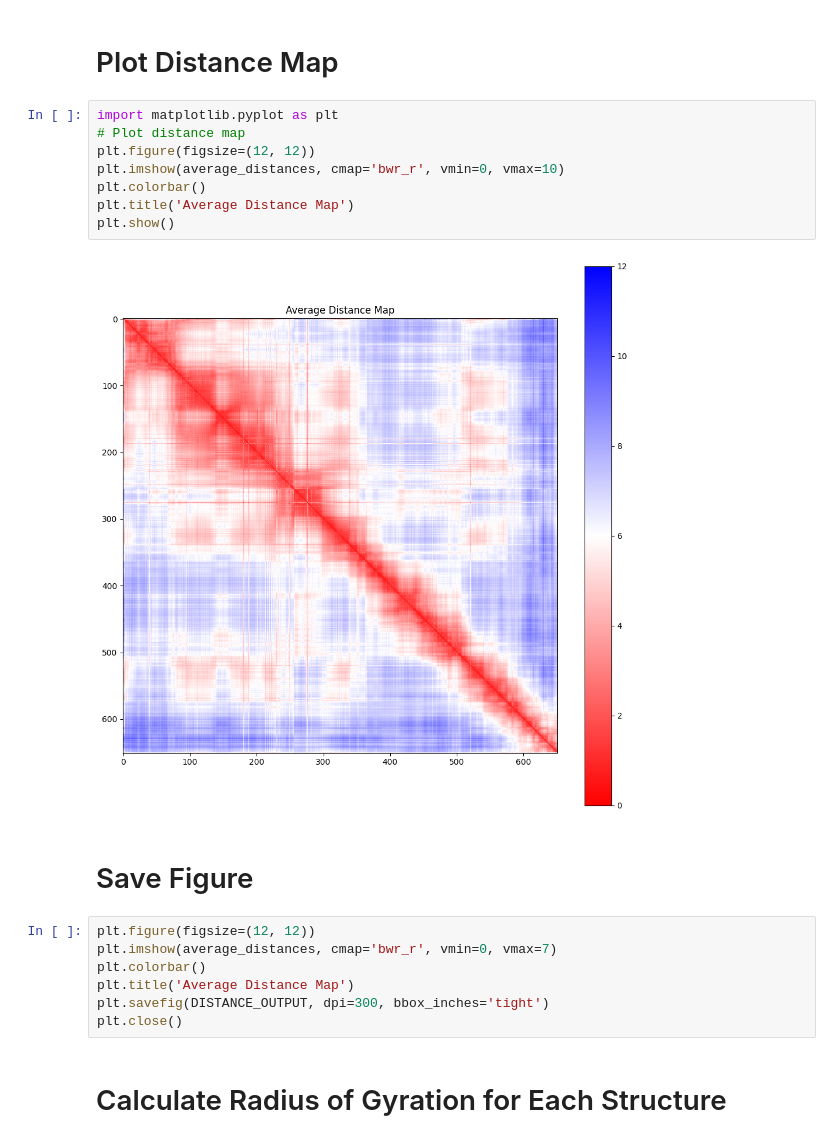
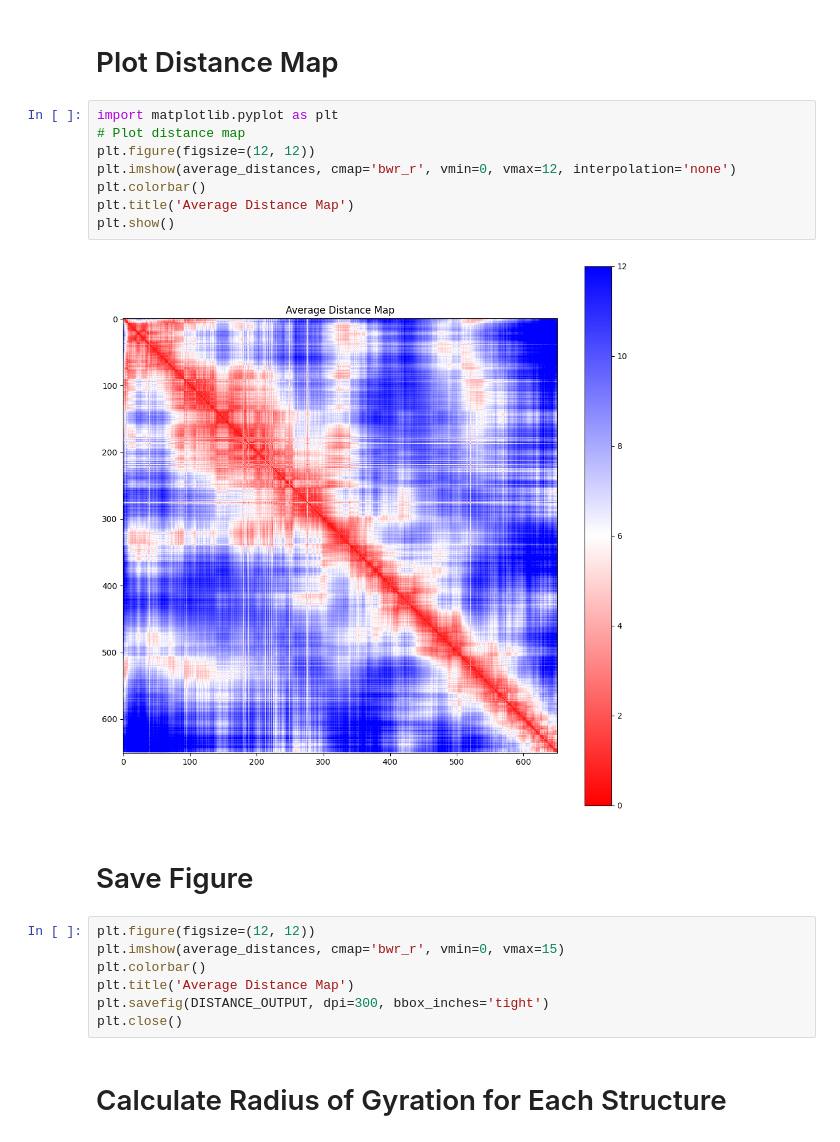
Before and after one commit to AKuhn100/ChromVAE, a Jupyter notebook: scripts/Plotting/distance_map.ipynb, the cells around one changed output. Drawn from its saved outputs; the diff is of its cells as text.

```diff
--- a/scripts/Plotting/distance_map.ipynb
+++ b/scripts/Plotting/distance_map.ipynb
@@ -99,18 +99,18 @@ Loaded distance matrix with shape: (651, 651)
 # %%
 import matplotlib.pyplot as plt
 # Plot distance map
 plt.figure(figsize=(12, 12))
-plt.imshow(average_distances, cmap='bwr_r', vmin=0, vmax=10)
+plt.imshow(average_distances, cmap='bwr_r', vmin=0, vmax=12, interpolation='none')
 plt.colorbar()
 plt.title('Average Distance Map')
 plt.show()
 # %% [output]
-[figure, old version]
+[figure, new version]
 # %% [markdown]
 # Save Figure
 # %%
 plt.figure(figsize=(12, 12))
-plt.imshow(average_distances, cmap='bwr_r', vmin=0, vmax=7)
+plt.imshow(average_distances, cmap='bwr_r', vmin=0, vmax=15)
 plt.colorbar()
 plt.title('Average Distance Map')
 plt.savefig(DISTANCE_OUTPUT, dpi=300, bbox_inches='tight')
```
Also changed, not shown: parts of 4 cells of this notebook, 7 other files.
